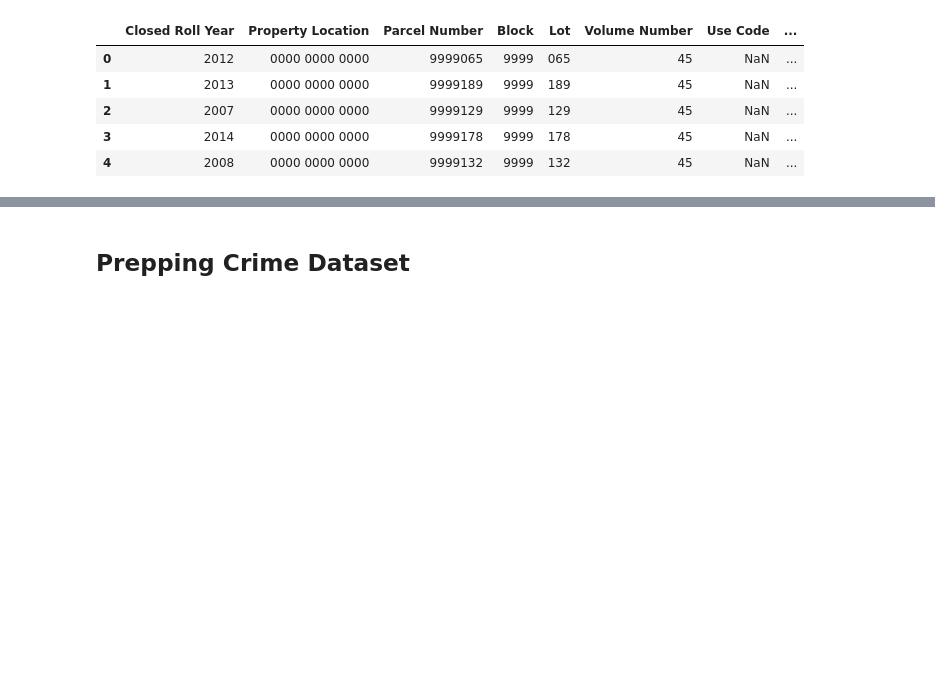
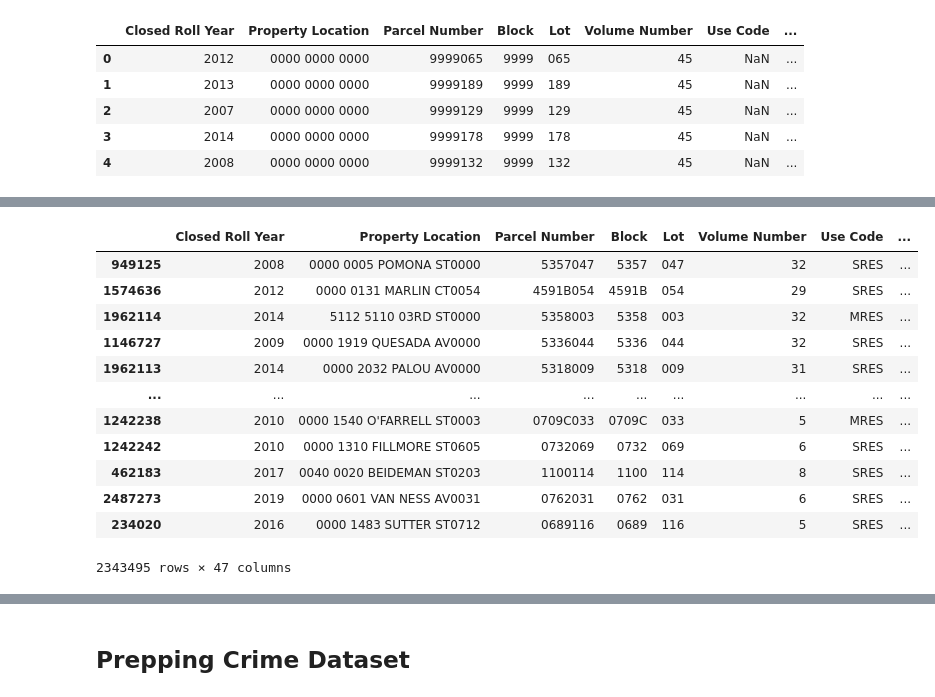
Before and after one commit to badkins2908/Final-Project, a Jupyter notebook: GWU_Data_Analytics_Final_Project.ipynb, the cells around one changed output, grey strips where cells are left out. Drawn from its saved outputs; the diff is of its cells as text; code cells hidden in the pictures; blank space fills up the shorter version.

```diff
--- a/GWU_Data_Analytics_Final_Project.ipynb
+++ b/GWU_Data_Analytics_Final_Project.ipynb
@@ -500,0 +315,3 @@ singlefamprop_df.head()
+# %%
+# filter out geo locations that are null
+famprop_df = famprop_df[famprop_df.the_geom.notnull()]
@@ -500,0 +350,2 @@ singlefamprop_df.head()
+# %%
+famprop_df = famprop_df.sort_values('Analysis Neighborhood')
@@ -500,0 +366,15 @@ singlefamprop_df.head()
+# %%
+# drop unneccessary columns
+
+famprop_df.drop('DELETE - Supervisor Districts 2', axis=1, inplace=True)
+famprop_df.drop('DELETE - Fire Prevention Districts 2', axis=1, inplace=True)
+famprop_df.drop('DELETE - Current Police Districts 2', axis=1, inplace=True)
+famprop_df.drop('DELETE - Zip Codes 2', axis=1, inplace=True)
+famprop_df.drop('DELETE - Neighborhoods 2', axis=1, inplace=True)
+famprop_df.drop('DELETE - Police Districts 2', axis=1, inplace=True)
+famprop_df.drop('Row ID', axis=1, inplace=True)
+famprop_df.drop('SF Find Neighborhoods 2', axis=1, inplace=True)
+famprop_df.drop('Current Police Districts 2', axis=1, inplace=True)
+famprop_df.drop('Current Supervisor Districts 2', axis=1, inplace=True)
+famprop_df.drop('Analysis Neighborhoods 2', axis=1, inplace=True)
+famprop_df.drop('Neighborhoods', axis=1, inplace=True)
@@ -500,0 +428,24 @@ singlefamprop_df.head()
+# %%
+# Split out POINT data into lat long coordinates or regular expression
+
+famprop_df[['Point', 'Full LatLong']] = famprop_df['the_geom'].str.split('(', expand=True)
+
+famprop_df[['Longitude', 'LatitudeFull']] = famprop_df['Full LatLong'].str.split(' ', expand=True)
+
+famprop_df['Latitude']= famprop_df['LatitudeFull'].str.rstrip(')')
+# %%
+famprop_df
+# %% [output]
+|  | Closed Roll Year | Property Location | Parcel Number | Block | Lot | Volume Number | Use Code | ... |
+| 949125 | 2008 | 0000 0005 POMONA ST0000 | 5357047 | 5357 | 047 | 32 | SRES | ... |
+| 1574636 | 2012 | 0000 0131 MARLIN CT0054 | 4591B054 | 4591B | 054 | 29 | SRES | ... |
+| 1962114 | 2014 | 5112 5110 03RD ST0000 | 5358003 | 5358 | 003 | 32 | MRES | ... |
+| 1146727 | 2009 | 0000 1919 QUESADA AV0000 | 5336044 | 5336 | 044 | 32 | SRES | ... |
+| 1962113 | 2014 | 0000 2032 PALOU AV0000 | 5318009 | 5318 | 009 | 31 | SRES | ... |
+| ... | ... | ... | ... | ... | ... | ... | ... | ... |
+| 1242238 | 2010 | 0000 1540 O'FARRELL ST0003 | 0709C033 | 0709C | 033 | 5 | MRES | ... |
+| 1242242 | 2010 | 0000 1310 FILLMORE ST0605 | 0732069 | 0732 | 069 | 6 | SRES | ... |
+| 462183 | 2017 | 0040 0020 BEIDEMAN ST0203 | 1100114 | 1100 | 114 | 8 | SRES | ... |
+| 2487273 | 2019 | 0000 0601 VAN NESS AV0031 | 0762031 | 0762 | 031 | 6 | SRES | ... |
+| 234020 | 2016 | 0000 1483 SUTTER ST0712 | 0689116 | 0689 | 116 | 5 | SRES | ... |
+2343495 rows × 47 columns
```
Also changed, not shown: parts of 144 cells of this notebook.
